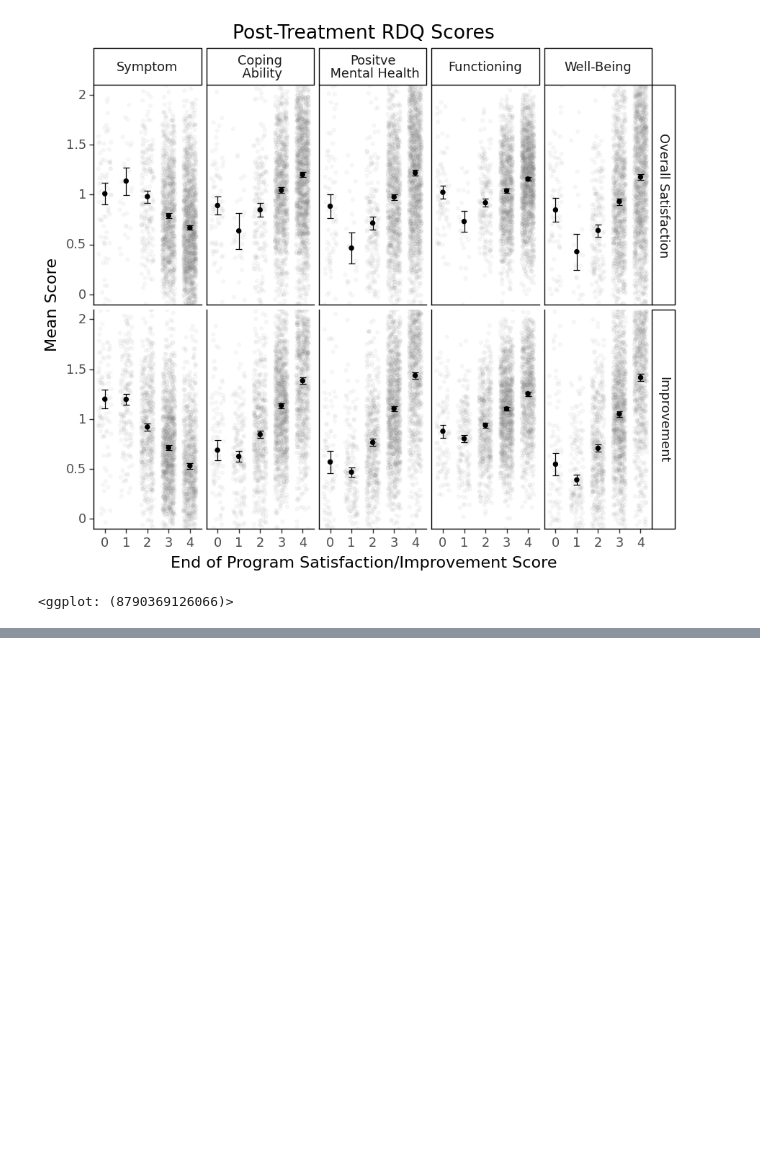
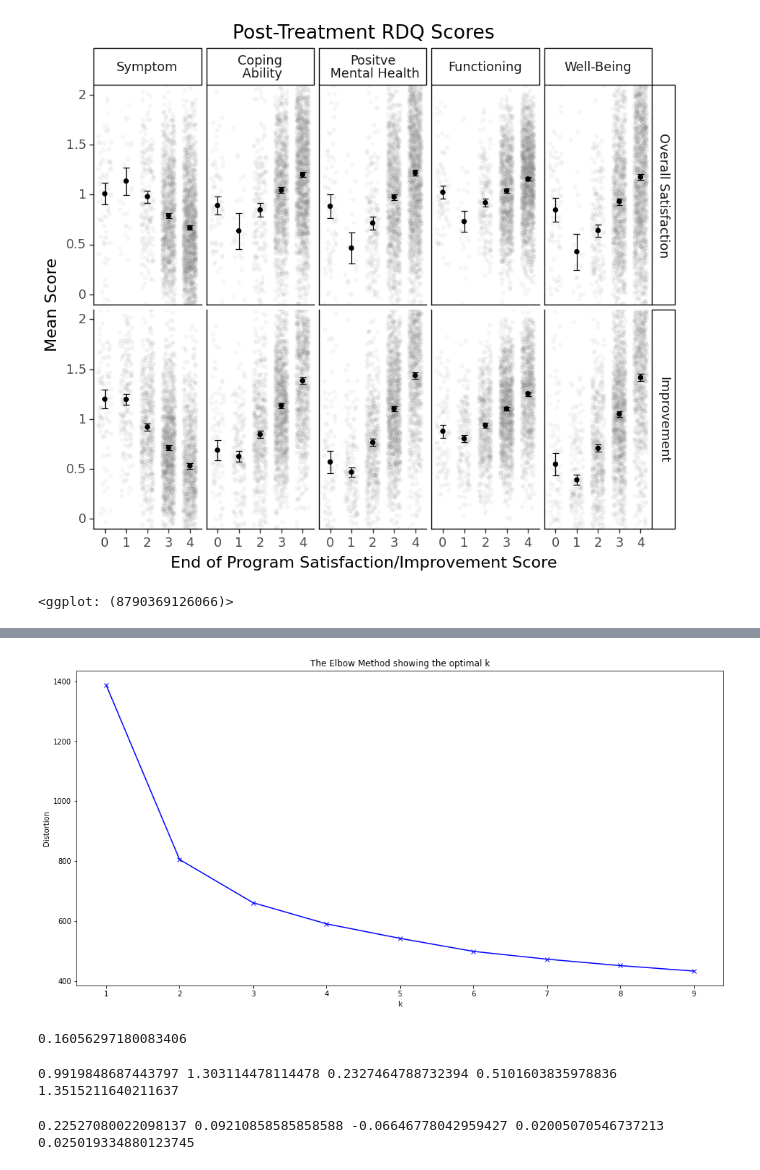
Before and after one commit to sin-ying-lin/phpTxOutcome, a Jupyter notebook: Code/Satisfaction_RDQ.ipynb, the cells around one changed output, grey strips where cells are left out. Saved outputs shown, nothing was run; the diff lists cells and outputs as text; code cells hidden in the pictures; blank space fills up the shorter version.

Commit message:
grouping

```diff
--- a/Code/Satisfaction_RDQ.ipynb
+++ b/Code/Satisfaction_RDQ.ipynb
@@ -242,0 +265,6 @@ ggplot(df_long2, aes(x='satvalue', y='rdqvalue')) + \
+# %%
+X = df[df.mddrnp_1.str.contains('Curr, Prin') | df.mddsnp_1.str.contains('Curr, Prin')]
+X[['mddrnp_1', 'mddsnp_1']]
+Xpre = X.filter(regex='rdqpre')
+Xpost = X.filter(regex='rdqpost')
+Xchange =
@@ -242,0 +276,5 @@ ggplot(df_long2, aes(x='satvalue', y='rdqvalue')) + \
+# %%
+Xpost_group = X.filter(regex='^post_')
+Xpost_group
+Xchange_group = X.filter(regex='^change_')
+Xchange_group
@@ -242,0 +295,27 @@ ggplot(df_long2, aes(x='satvalue', y='rdqvalue')) + \
+# %%
+#Imputation
+target = Xchange_group
+imp = IterativeImputer(max_iter=10, random_state=0)
+imp.fit(target)
+IterativeImputer(random_state=0)
+X_imp = imp.transform(target)
+# %%
+distortions = []
+for k in range(1,10):
+    kmeanModel = KMeans(n_clusters=k)
+    kmeanModel.fit(X_imp)
+    distortions.append(kmeanModel.inertia_)
+# %%
+import matplotlib.pyplot as plt
+plt.figure(figsize=(16,8))
+plt.plot(range(1,10), distortions, 'bx-')
+plt.xlabel('k')
+plt.ylabel('Distortion')
+plt.title('The Elbow Method showing the optimal k')
+plt.show()
+# %% [output]
+[figure, added]
+# %%
+metrics.silhouette_score(X_imp, labels, metric='euclidean')
+# %% [output]
+0.16056297180083406
@@ -242,0 +329,16 @@ ggplot(df_long2, aes(x='satvalue', y='rdqvalue')) + \
+# %%
+print(X[labels == 0].change_sym.mean(),
+      X[labels == 0].change_pmh.mean(),
+      X[labels == 0].change_cope.mean(),
+      X[labels == 0].change_fun.mean(),
+      X[labels == 0].change_well.mean())
+# %% [output]
+0.9919848687443797 1.303114478114478 0.2327464788732394 0.5101603835978836 1.3515211640211637
+# %%
+print(X[labels == 1].change_sym.mean(),
+      X[labels == 1].change_pmh.mean(),
+      X[labels == 1].change_cope.mean(),
+      X[labels == 1].change_fun.mean(),
+      X[labels == 1].change_well.mean())
+# %% [output]
+0.22527080022098137 0.09210858585858588 -0.06646778042959427 0.02005070546737213 0.025019334880123745
```
Also changed, not shown: parts of 17 cells of this notebook, 1 other file.
